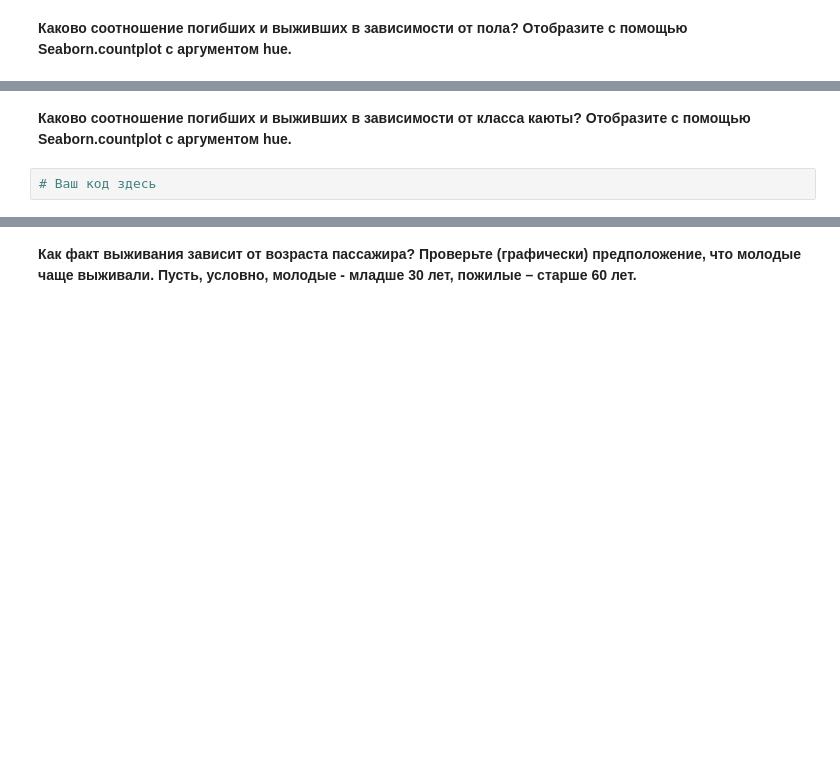
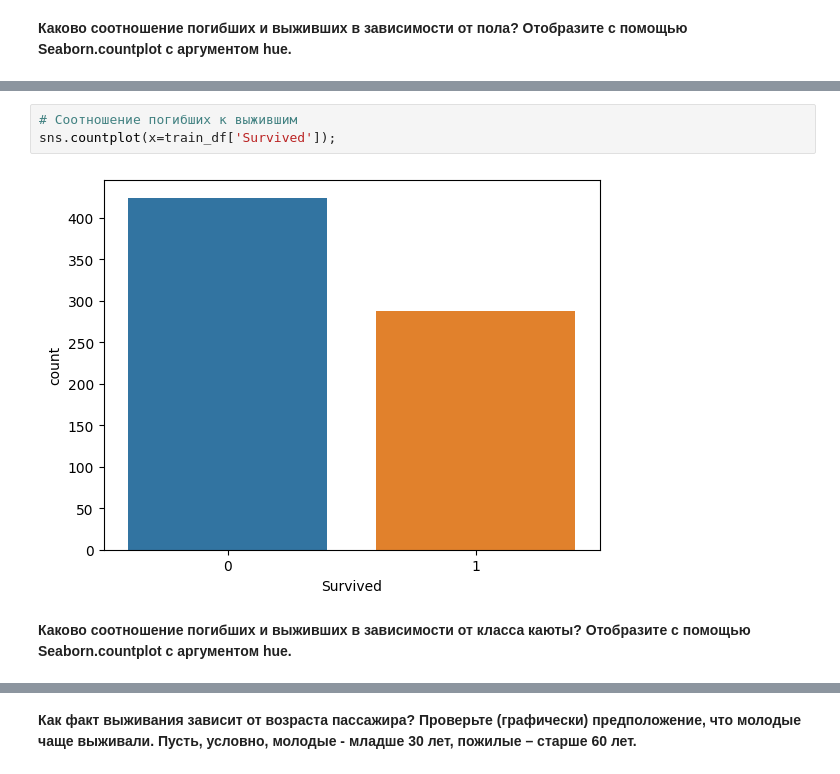
Before and after one commit to Zetis659/mlcourse.ai, a Jupyter notebook: Lessons/Lesson2 Visualisation/lesson2_practice_visual_titanic.ipynb, the cells around one changed output, grey strips where cells are left out. Cells and saved outputs as stored; diff of their text form; blank space fills up the shorter version.

```diff
--- a/Lessons/Lesson2 Visualisation/lesson2_practice_visual_titanic.ipynb
+++ b/Lessons/Lesson2 Visualisation/lesson2_practice_visual_titanic.ipynb
@@ -240,4 +135,7 @@ Name: Fare_no_out, Length: 891, dtype: float64
+# %%
+# Соотношение погибших к выжившим
+sns.countplot(x=train_df['Survived']);
+# %% [output]
+[figure, added]
 # %% [markdown]
 **Каково соотношение погибших и выживших в зависимости от класса каюты? Отобразите c помощью Seaborn.countplot c аргументом hue.**
-# %%
-# Ваш код здесь
```
Also changed, not shown: parts of 27 cells of this notebook.
